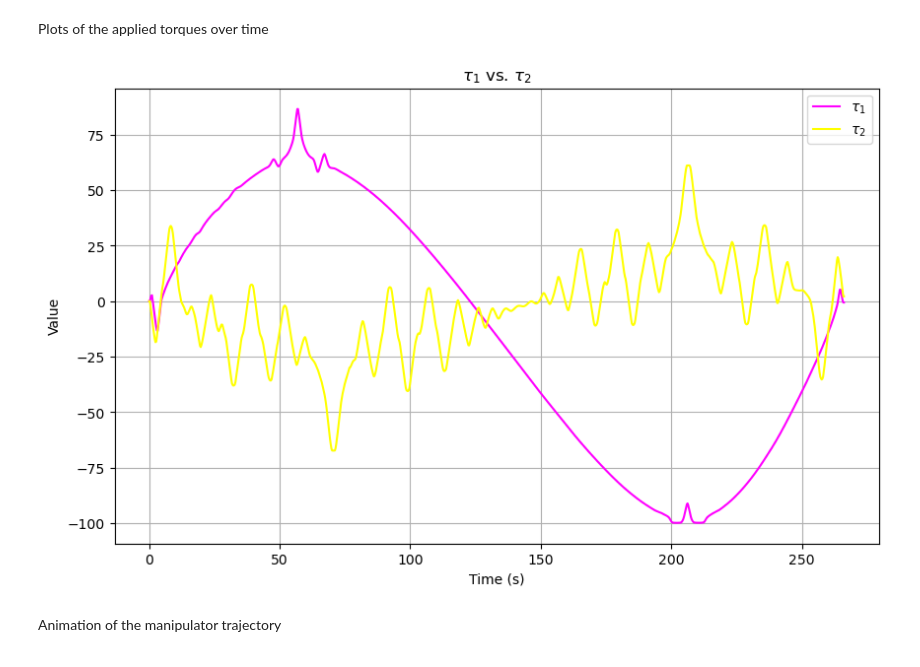
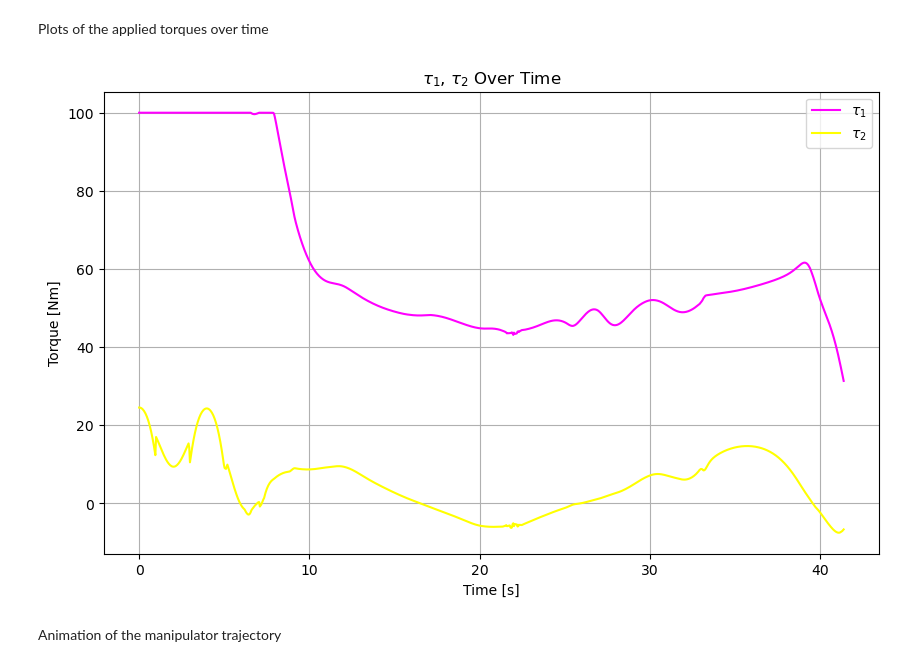
Before and after one commit to cathy-guo/Manipulator_Optimal_Control, a Jupyter notebook: classical_optimization/casadi_optimizer.ipynb, the cells around one changed output. Cells and saved outputs as stored; diff of their text form; code cells hidden in the pictures.

Commit message:
tau and theta ddot are correlated, but overconstrained

```diff
--- a/classical_optimization/casadi_optimizer.ipynb
+++ b/classical_optimization/casadi_optimizer.ipynb
@@ -450,11 +496,13 @@ def animate_trajectory(L1: int, L2: int, theta1_values: np.ndarray, theta2_value
 ## Initialize Test Manipulator
 # %%
 # Manipulator input parameters
-init_xy = (2.5, 1)
-final_xy = (1.6, 2.25)
+init_xy = (2.95, 0.2)
+final_xy = (1.3, 1.4)
 masses = (6, 3)
 lengths = (2, 1)
-objective = 0  # 0: Input energy, 1: time, 2: input magnitude
+objective = 1  # 0: Input energy, 1: time, 2: input magnitude
+obj_dict = {0: "Minimize input energy", 1: "Minimize trajectory time", 2: "Minimize sum of input magnitudes over all steps"}
+obj_units_dict = {0: " Joules", 1: " seconds", 2: " Nm"}
 
 # Initialize Manipulator object and solve
 sample_manipulator = Manipulator(masses, lengths, init_xy, final_xy, objective)
@@ -463,13 +511,6 @@ optimizer_solution = sample_manipulator.solve_optimizer()
 # Extract results and statistics
 result = optimizer_solution.stats()['return_status']
 iter_count = optimizer_solution.stats()['iter_count']
-solution_time = optimizer_solution.stats()['time_cpu_solver']
-optimal_cost = optimizer_solution.value
-
-
-# Print the information
-print("Result:", result)
-print("Iterations:", iter_count)
-print("Solution Time:", solution_time)
-print("Optimal Solution Cost:", optimal_cost)
+solution_time = optimizer_solution.stats()['t_proc_total']
+optimal_cost = optimizer_solution.value(sample_manipulator.obj_expression)
 # %% [output]
@@ -551,8 +583,15 @@ else:
     tau2 = sample_manipulator.opti.debug.value(sample_manipulator.tau[1, :])
 
 # tau originally has 1 less element than X
-tau1 = np.append(tau1, tau1[-1])
-tau2 = np.append(tau2, tau2[-1])
+# tau1 = np.append(tau1, tau1[-1])
+# tau2 = np.append(tau2, tau2[-1])
+
+# th_1, th_2 = (theta1[-1], theta2[-1])
+# x = L1 * np.cos(th_1) + L2 * np.cos(th_1 + th_2)
+# y = L1 * np.sin(th_1) + L2 * np.sin(th_1 + th_2)
+
+# end_effector_pos = (x, y)
+# print("end_effector_pos: ", end_effector_pos)
 # %% [markdown]
 Plots of thetas and their respective derivatives over time
 # %%
@@ -563,9 +602,9 @@ plot_thetas(total_time, num_samples, theta1, theta2, theta1_dot, theta2_dot,
 # %% [markdown]
 Plots of the applied torques over time
 # %%
-plot_taus(total_time, num_samples, tau1, tau2)
+plot_taus(total_time, num_samples-1, tau1, tau2) #tau has 1 less than num_samples
 # %% [output]
-[figure, old version]
+[figure, new version]
 # %% [markdown]
 Animation of the manipulator trajectory
 # %%
```
Also changed, not shown: parts of 6 cells of this notebook, 1 other file.
